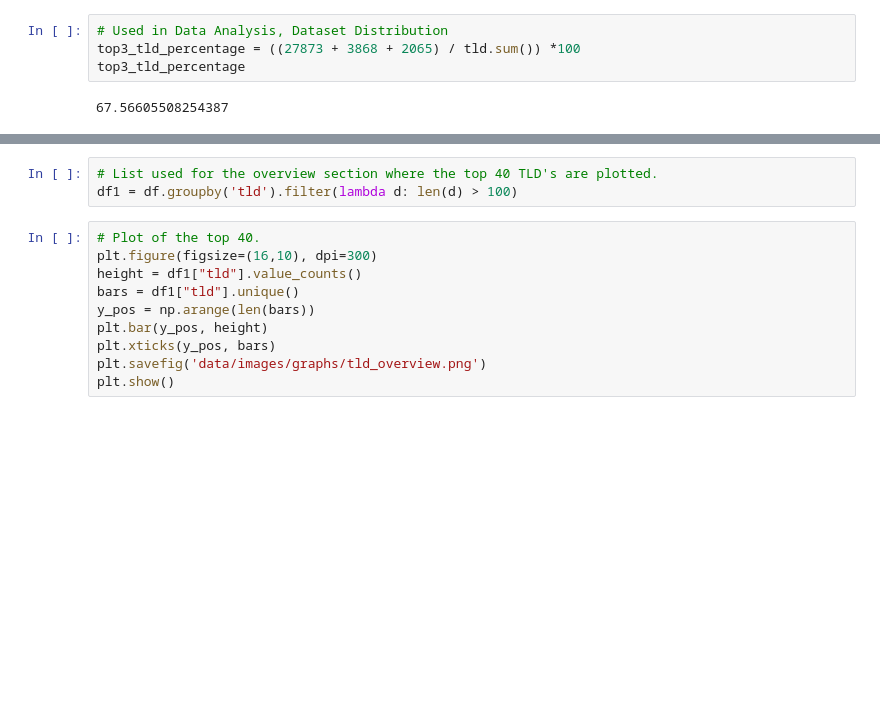
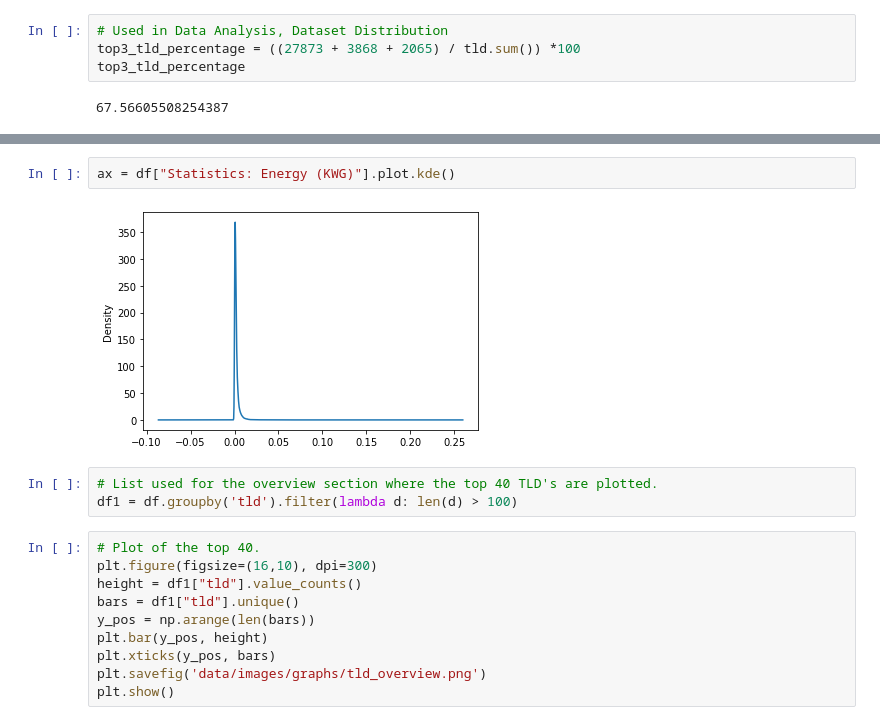
Before and after one commit to ivanivanov10101/bachelor-project, a Jupyter notebook: src/notebook.ipynb, the cells around one changed output, grey strips where cells are left out. Saved outputs shown, nothing was run; the diff lists cells and outputs as text; blank space fills up the shorter version.

```diff
--- a/src/notebook.ipynb
+++ b/src/notebook.ipynb
@@ -248,3 +274,7 @@ top3_tld_percentage
+# %%
+ax = df["Statistics: Energy (KWG)"].plot.kde()
+# %% [output]
+[figure, added]
 # %%
 # List used for the overview section where the top 40 TLD's are plotted.
 df1 = df.groupby('tld').filter(lambda d: len(d) > 100)
```
Also changed, not shown: parts of 5 cells of this notebook, 5 other files.
